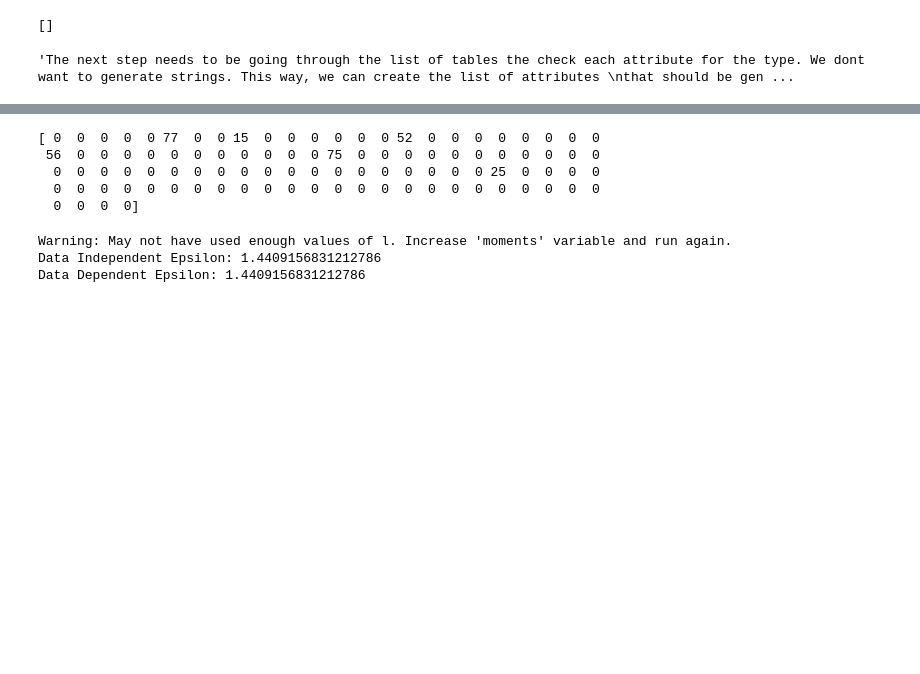
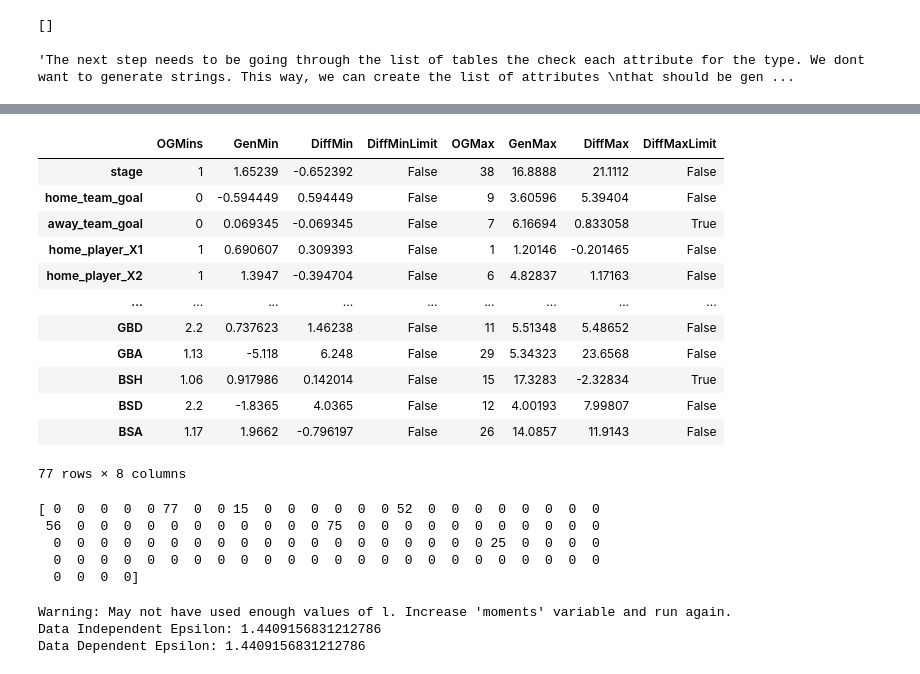
Before and after one commit to DerNiccoo/TensorFlow-training, a Jupyter notebook: 5.3 GAN Soccer.ipynb, the cells around one changed output, grey strips where cells are left out. Cells and saved outputs as stored; diff of their text form; code cells hidden in the pictures; blank space fills up the shorter version.

```diff
--- a/5.3 GAN Soccer.ipynb
+++ b/5.3 GAN Soccer.ipynb
@@ -1212,3 +1263,19 @@ Accuracy:0.33
+# %%
+accuracy[3]
+# %% [output]
+|  | OGMins | GenMin | DiffMin | DiffMinLimit | OGMax | GenMax | DiffMax | DiffMaxLimit |
+| stage | 1 | 1.65239 | -0.652392 | False | 38 | 16.8888 | 21.1112 | False |
+| home_team_goal | 0 | -0.594449 | 0.594449 | False | 9 | 3.60596 | 5.39404 | False |
+| away_team_goal | 0 | 0.069345 | -0.069345 | False | 7 | 6.16694 | 0.833058 | True |
+| home_player_X1 | 1 | 0.690607 | 0.309393 | False | 1 | 1.20146 | -0.201465 | False |
+| home_player_X2 | 1 | 1.3947 | -0.394704 | False | 6 | 4.82837 | 1.17163 | False |
+| ... | ... | ... | ... | ... | ... | ... | ... | ... |
+| GBD | 2.2 | 0.737623 | 1.46238 | False | 11 | 5.51348 | 5.48652 | False |
+| GBA | 1.13 | -5.118 | 6.248 | False | 29 | 5.34323 | 23.6568 | False |
+| BSH | 1.06 | 0.917986 | 0.142014 | False | 15 | 17.3283 | -2.32834 | True |
+| BSD | 2.2 | -1.8365 | 4.0365 | False | 12 | 4.00193 | 7.99807 | False |
+| BSA | 1.17 | 1.9662 | -0.796197 | False | 26 | 14.0857 | 11.9143 | False |
+77 rows × 8 columns
 # %%
 import numpy as np
 
```
Also changed, not shown: parts of 8 cells of this notebook.
